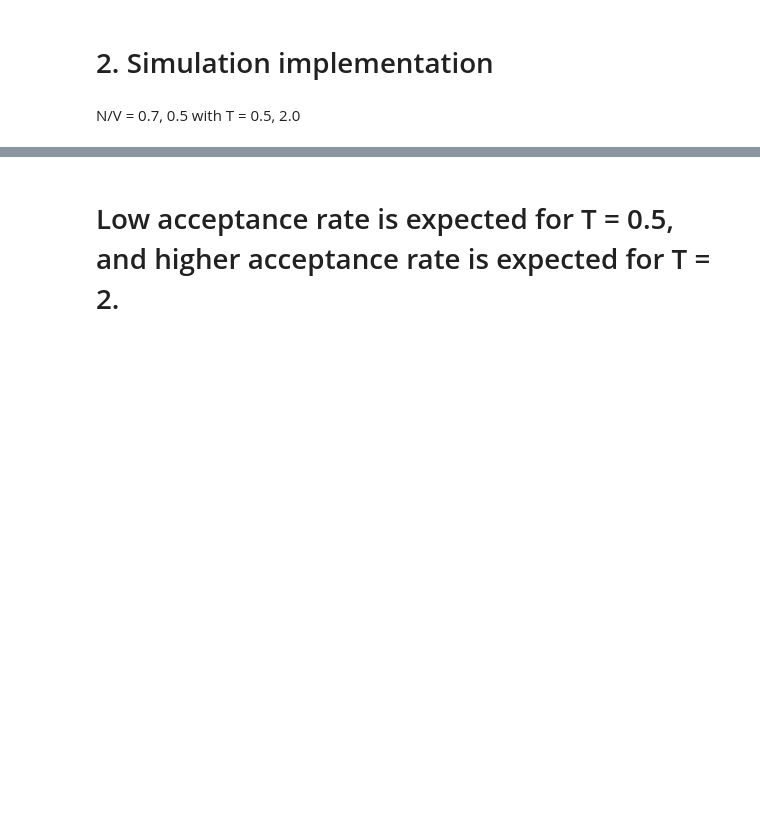
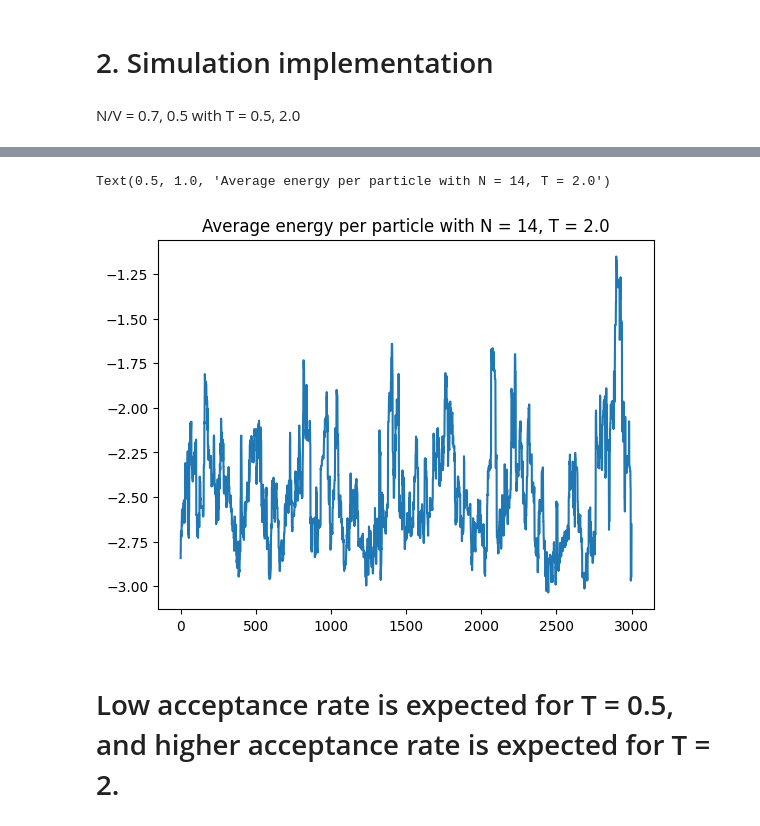
Before and after one commit to eridanirojas/563-rojas, a Jupyter notebook: 3DMCSampling.ipynb, the cells around one changed output, grey strips where cells are left out. Cells and saved outputs as stored; diff of their text form; code cells hidden in the pictures; blank space fills up the shorter version.

```diff
--- a/3DMCSampling.ipynb
+++ b/3DMCSampling.ipynb
@@ -208,2 +261,8 @@ plt.plot(l_energies[0])
+# %%
+plt.plot(l_energies[3]/N[1])
+plt.title("Average energy per particle with N = 14, T = 2.0")
+# %% [output]
+Text(0.5, 1.0, 'Average energy per particle with N = 14, T = 2.0')
+[figure, added]
 # %% [markdown]
 # Low acceptance rate is expected for T = 0.5, and higher acceptance rate is expected for T = 2.
```
Also changed, not shown: parts of 21 cells of this notebook.
